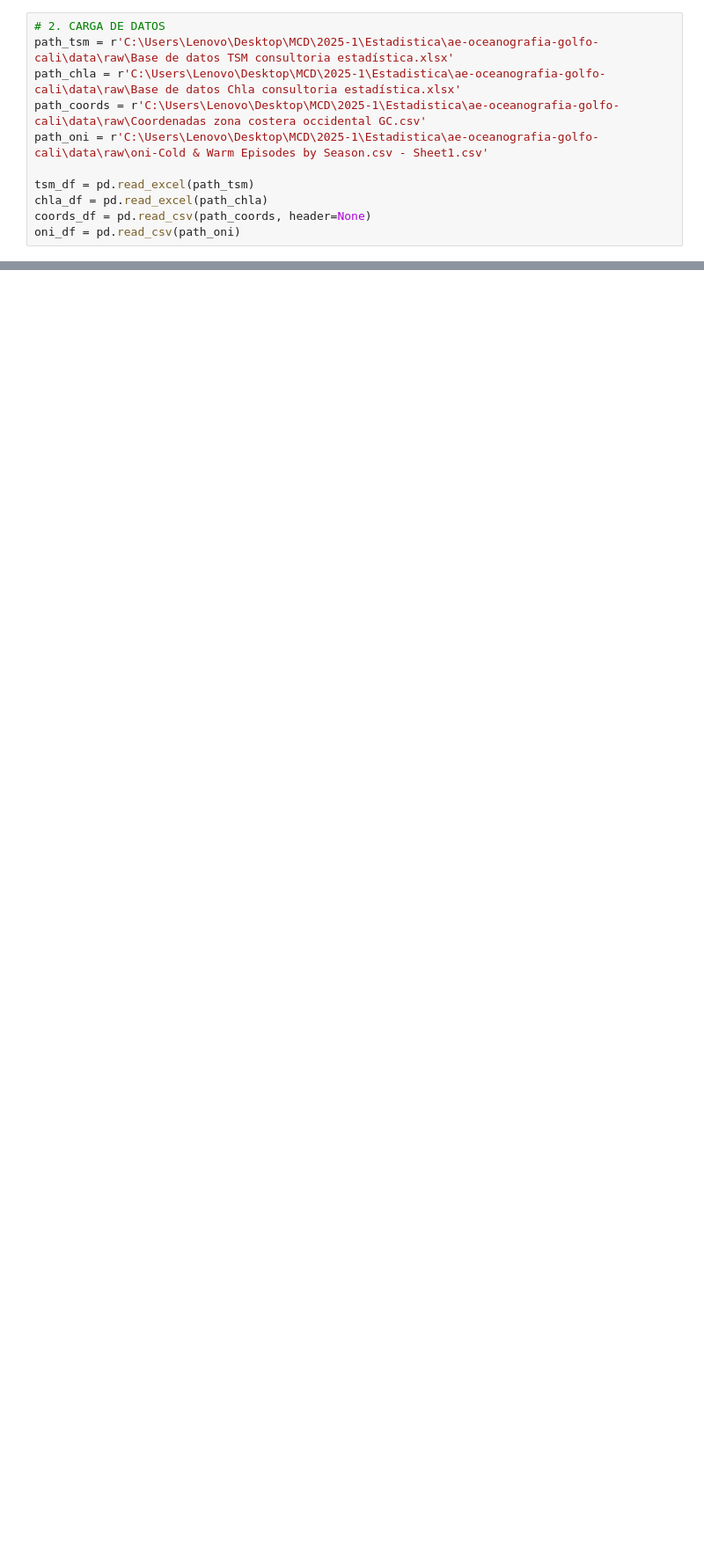
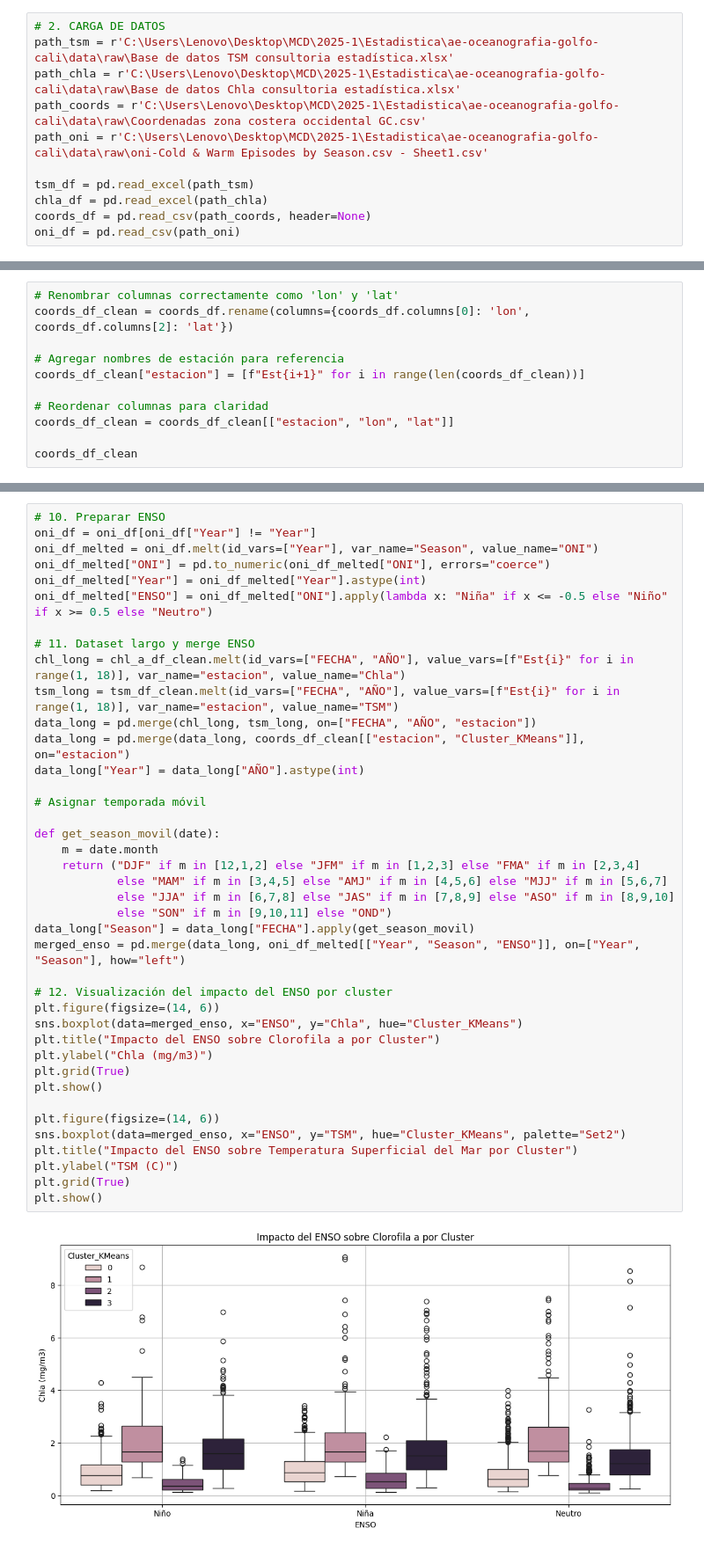
Before and after one commit to tukey-stans/ae-oceanografia-golfo-cali, a Jupyter notebook: notebooks/AABR/AABR_Clustering.ipynb, the cells around one changed output, grey strips where cells are left out. Shown at 88% size. Saved outputs shown, nothing was run; the diff lists cells and outputs as text; blank space fills up the shorter version.

Commit message:
clustereando los clusters con clusterin v2

```diff
--- a/notebooks/AABR/AABR_Clustering.ipynb
+++ b/notebooks/AABR/AABR_Clustering.ipynb
@@ -168,0 +45,11 @@ plt.show()
+# %%
+# Renombrar columnas correctamente como 'lon' y 'lat'
+coords_df_clean = coords_df.rename(columns={coords_df.columns[0]: 'lon', coords_df.columns[2]: 'lat'})
+
+# Agregar nombres de estación para referencia
+coords_df_clean["estacion"] = [f"Est{i+1}" for i in range(len(coords_df_clean))]
+
+# Reordenar columnas para claridad
+coords_df_clean = coords_df_clean[["estacion", "lon", "lat"]]
+
+coords_df_clean
@@ -168,0 +369,42 @@ plt.show()
+# %%
+# 10. Preparar ENSO
+oni_df = oni_df[oni_df["Year"] != "Year"]
+oni_df_melted = oni_df.melt(id_vars=["Year"], var_name="Season", value_name="ONI")
+oni_df_melted["ONI"] = pd.to_numeric(oni_df_melted["ONI"], errors="coerce")
+oni_df_melted["Year"] = oni_df_melted["Year"].astype(int)
+oni_df_melted["ENSO"] = oni_df_melted["ONI"].apply(lambda x: "Niña" if x <= -0.5 else "Niño" if x >= 0.5 else "Neutro")
+
+# 11. Dataset largo y merge ENSO
+chl_long = chl_a_df_clean.melt(id_vars=["FECHA", "AÑO"], value_vars=[f"Est{i}" for i in range(1, 18)], var_name="estacion", value_name="Chla")
+tsm_long = tsm_df_clean.melt(id_vars=["FECHA", "AÑO"], value_vars=[f"Est{i}" for i in range(1, 18)], var_name="estacion", value_name="TSM")
+data_long = pd.merge(chl_long, tsm_long, on=["FECHA", "AÑO", "estacion"])
+data_long = pd.merge(data_long, coords_df_clean[["estacion", "Cluster_KMeans"]], on="estacion")
+data_long["Year"] = data_long["AÑO"].astype(int)
+
+# Asignar temporada móvil
+
+def get_season_movil(date):
+    m = date.month
+    return ("DJF" if m in [12,1,2] else "JFM" if m in [1,2,3] else "FMA" if m in [2,3,4]
+            else "MAM" if m in [3,4,5] else "AMJ" if m in [4,5,6] else "MJJ" if m in [5,6,7]
+            else "JJA" if m in [6,7,8] else "JAS" if m in [7,8,9] else "ASO" if m in [8,9,10]
+            else "SON" if m in [9,10,11] else "OND")
+data_long["Season"] = data_long["FECHA"].apply(get_season_movil)
+merged_enso = pd.merge(data_long, oni_df_melted[["Year", "Season", "ENSO"]], on=["Year", "Season"], how="left")
+
+# 12. Visualización del impacto del ENSO por cluster
+plt.figure(figsize=(14, 6))
+sns.boxplot(data=merged_enso, x="ENSO", y="Chla", hue="Cluster_KMeans")
+plt.title("Impacto del ENSO sobre Clorofila a por Cluster")
+plt.ylabel("Chla (mg/m3)")
+plt.grid(True)
+plt.show()
+
+plt.figure(figsize=(14, 6))
+sns.boxplot(data=merged_enso, x="ENSO", y="TSM", hue="Cluster_KMeans", palette="Set2")
+plt.title("Impacto del ENSO sobre Temperatura Superficial del Mar por Cluster")
+plt.ylabel("TSM (C)")
+plt.grid(True)
+plt.show()
+# %% [output]
+[figure, added]
```
Also changed, not shown: parts of 20 cells of this notebook.
